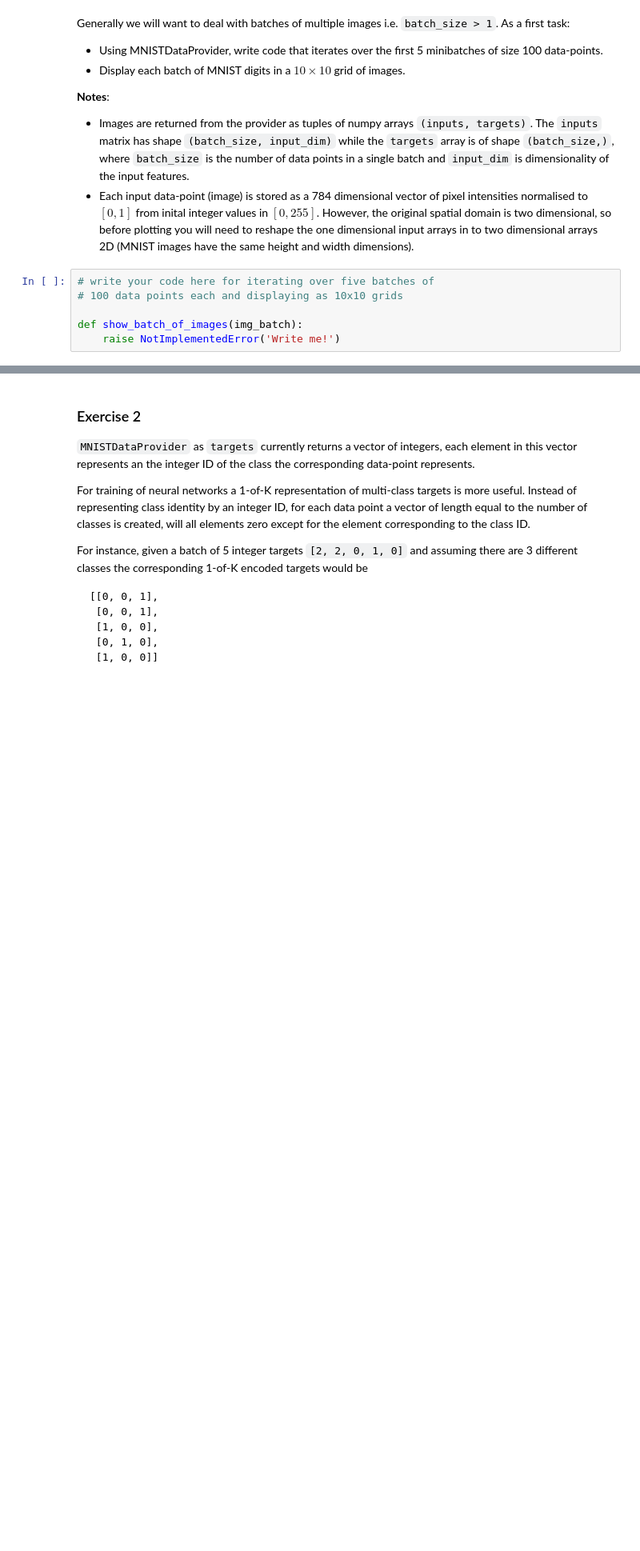
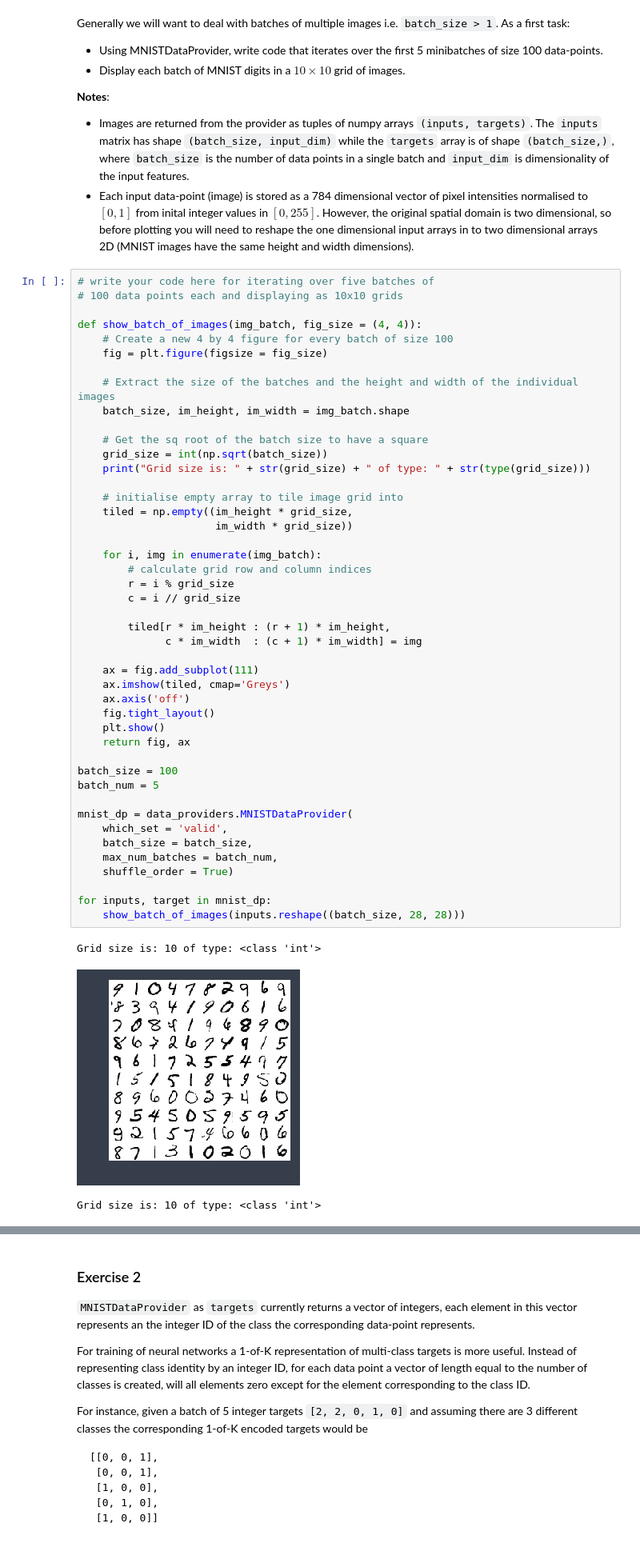
Before and after one commit to cristeaadrian/mlp, a Jupyter notebook: notebooks/01_Introduction.ipynb, the cells around one changed output, grey strips where cells are left out. Shown at 80% size. Cells and saved outputs as stored; diff of their text form; blank space fills up the shorter version.

```diff
--- a/notebooks/01_Introduction.ipynb
+++ b/notebooks/01_Introduction.ipynb
@@ -263,9 +285,52 @@ Generally we will want to deal with batches of multiple images i.e. `batch_size
 
   * Images are returned from the provider as tuples of numpy arrays `(inputs, targets)`. The `inputs` matrix has shape `(batch_size, input_dim)` while the `targets` array is of shape `(batch_size,)`, where `batch_size` is the number of data points in a single batch and `input_dim` is dimensionality of the input features.
   * Each input data-point (image) is stored as a 784 dimensional vector of pixel intensities normalised to $[0, 1]$ from inital integer values in $[0, 255]$. However, the original spatial domain is two dimensional, so before plotting you will need to reshape the one dimensional input arrays in to two dimensional arrays 2D (MNIST images have the same height and width dimensions).
-# %%
-# write your code here for iterating over five batches of
-# 100 data points each and displaying as 10x10 grids
-
-def show_batch_of_images(img_batch):
-    raise NotImplementedError('Write me!')
+# %%
+# write your code here for iterating over five batches of
+# 100 data points each and displaying as 10x10 grids
+
+def show_batch_of_images(img_batch, fig_size = (4, 4)):
+    # Create a new 4 by 4 figure for every batch of size 100
+    fig = plt.figure(figsize = fig_size)
+
+    # Extract the size of the batches and the height and width of the individual images
+    batch_size, im_height, im_width = img_batch.shape
+
+    # Get the sq root of the batch size to have a square
+    grid_size = int(np.sqrt(batch_size))
+    print("Grid size is: " + str(grid_size) + " of type: " + str(type(grid_size)))
+
+    # initialise empty array to tile image grid into
+    tiled = np.empty((im_height * grid_size,
+                      im_width * grid_size))
+
+    for i, img in enumerate(img_batch):
+        # calculate grid row and column indices
+        r = i % grid_size
+        c = i // grid_size
+
+        tiled[r * im_height : (r + 1) * im_height,
+              c * im_width  : (c + 1) * im_width] = img
+
+    ax = fig.add_subplot(111)
+    ax.imshow(tiled, cmap='Greys')
+    ax.axis('off')
+    fig.tight_layout()
+    plt.show()
+    return fig, ax
+
+batch_size = 100
+batch_num = 5
+
+mnist_dp = data_providers.MNISTDataProvider(
+    which_set = 'valid',
+    batch_size = batch_size,
+    max_num_batches = batch_num,
+    shuffle_order = True)
+
+for inputs, target in mnist_dp:
+    show_batch_of_images(inputs.reshape((batch_size, 28, 28)))
+# %% [output]
+Grid size is: 10 of type: <class 'int'>
+[figure, added]
+Grid size is: 10 of type: <class 'int'>
```
Also changed, not shown: parts of 4 cells of this notebook.
